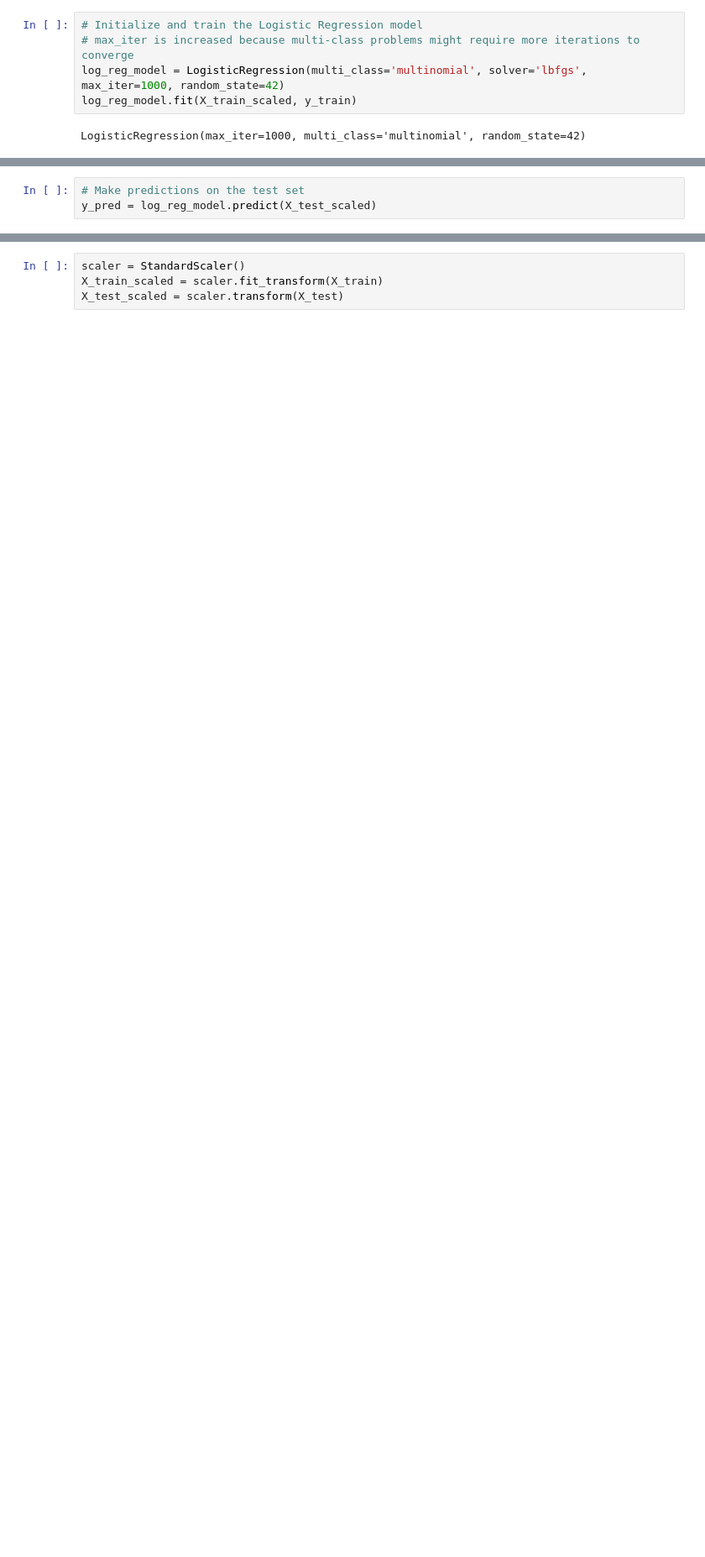
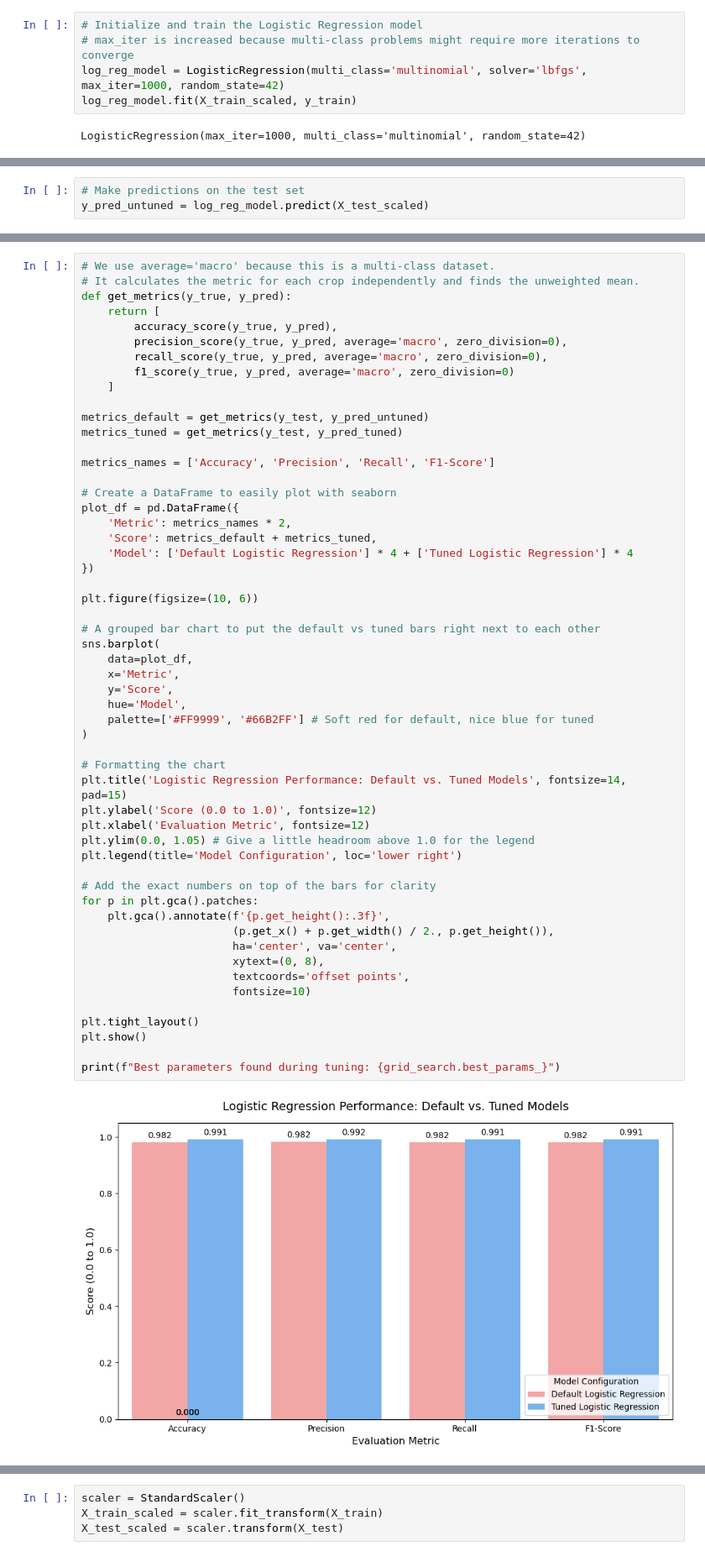
Before and after one commit to margarida-passos-cunha/machine-learning-project-group-e, a Jupyter notebook: notebooks/03_modelling.ipynb, the cells around one changed output, grey strips where cells are left out. Shown at 84% size. Drawn from its saved outputs; the diff is of its cells as text; blank space fills up the shorter version.

```diff
--- a/notebooks/03_modelling.ipynb
+++ b/notebooks/03_modelling.ipynb
@@ -78,4 +82,4 @@ LogisticRegression(max_iter=1000, multi_class='multinomial', random_state=42)
 # %%
 # Make predictions on the test set
-y_pred = log_reg_model.predict(X_test_scaled)
+y_pred_untuned = log_reg_model.predict(X_test_scaled)
 # %% [markdown]
@@ -153,0 +289,56 @@ Raw Logistic Regression Confusion Matrix:
+# %%
+# We use average='macro' because this is a multi-class dataset.
+# It calculates the metric for each crop independently and finds the unweighted mean.
+def get_metrics(y_true, y_pred):
+    return [
+        accuracy_score(y_true, y_pred),
+        precision_score(y_true, y_pred, average='macro', zero_division=0),
+        recall_score(y_true, y_pred, average='macro', zero_division=0),
+        f1_score(y_true, y_pred, average='macro', zero_division=0)
+    ]
+
+metrics_default = get_metrics(y_test, y_pred_untuned)
+metrics_tuned = get_metrics(y_test, y_pred_tuned)
+
+metrics_names = ['Accuracy', 'Precision', 'Recall', 'F1-Score']
+
+# Create a DataFrame to easily plot with seaborn
+plot_df = pd.DataFrame({
+    'Metric': metrics_names * 2,
+    'Score': metrics_default + metrics_tuned,
+    'Model': ['Default Logistic Regression'] * 4 + ['Tuned Logistic Regression'] * 4
+})
+
+plt.figure(figsize=(10, 6))
+
+# A grouped bar chart to put the default vs tuned bars right next to each other
+sns.barplot(
+    data=plot_df,
+    x='Metric',
+    y='Score',
+    hue='Model',
+    palette=['#FF9999', '#66B2FF'] # Soft red for default, nice blue for tuned
+)
+
+# Formatting the chart
+plt.title('Logistic Regression Performance: Default vs. Tuned Models', fontsize=14, pad=15)
+plt.ylabel('Score (0.0 to 1.0)', fontsize=12)
+plt.xlabel('Evaluation Metric', fontsize=12)
+plt.ylim(0.0, 1.05) # Give a little headroom above 1.0 for the legend
+plt.legend(title='Model Configuration', loc='lower right')
+
+# Add the exact numbers on top of the bars for clarity
+for p in plt.gca().patches:
+    plt.gca().annotate(f'{p.get_height():.3f}',
+                       (p.get_x() + p.get_width() / 2., p.get_height()),
+                       ha='center', va='center',
+                       xytext=(0, 8),
+                       textcoords='offset points',
+                       fontsize=10)
+
+plt.tight_layout()
+plt.show()
+
+print(f"Best parameters found during tuning: {grid_search.best_params_}")
+# %% [output]
+[figure, added]
```
Also changed, not shown: parts of 104 cells of this notebook.
